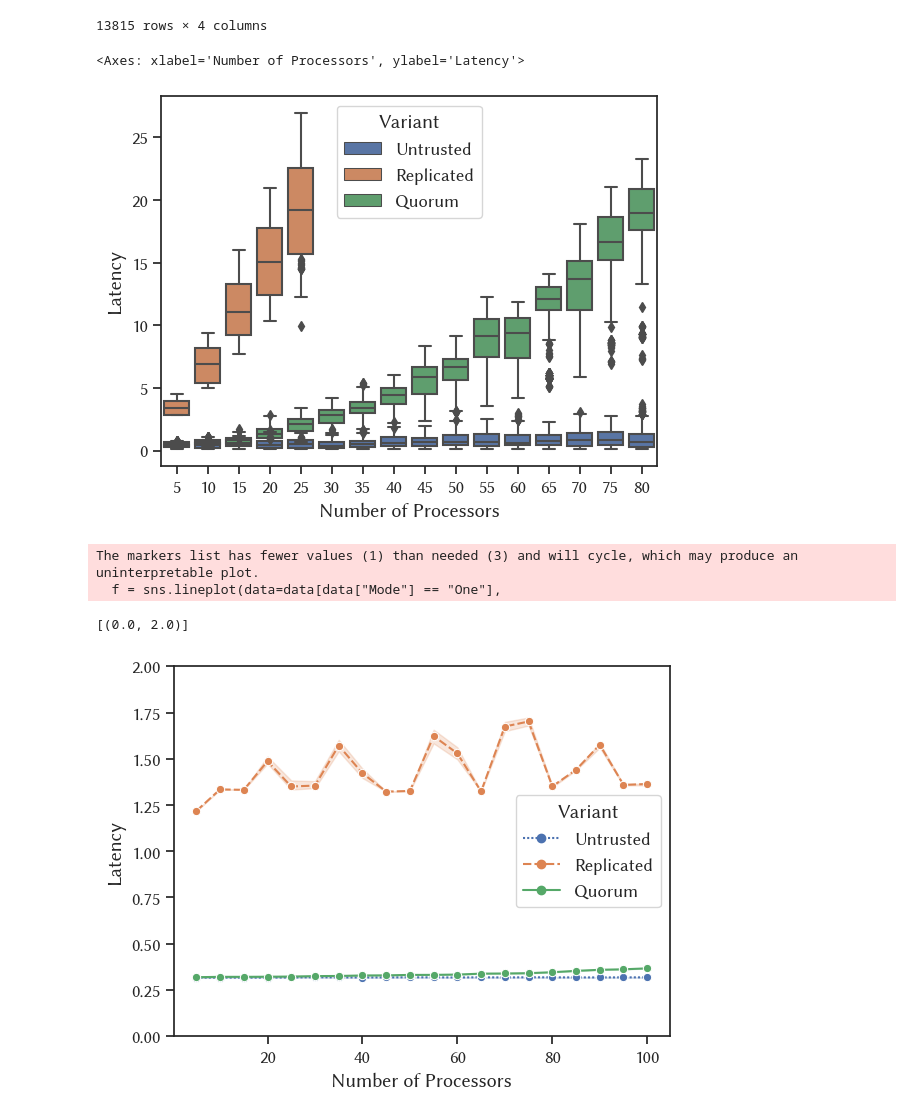
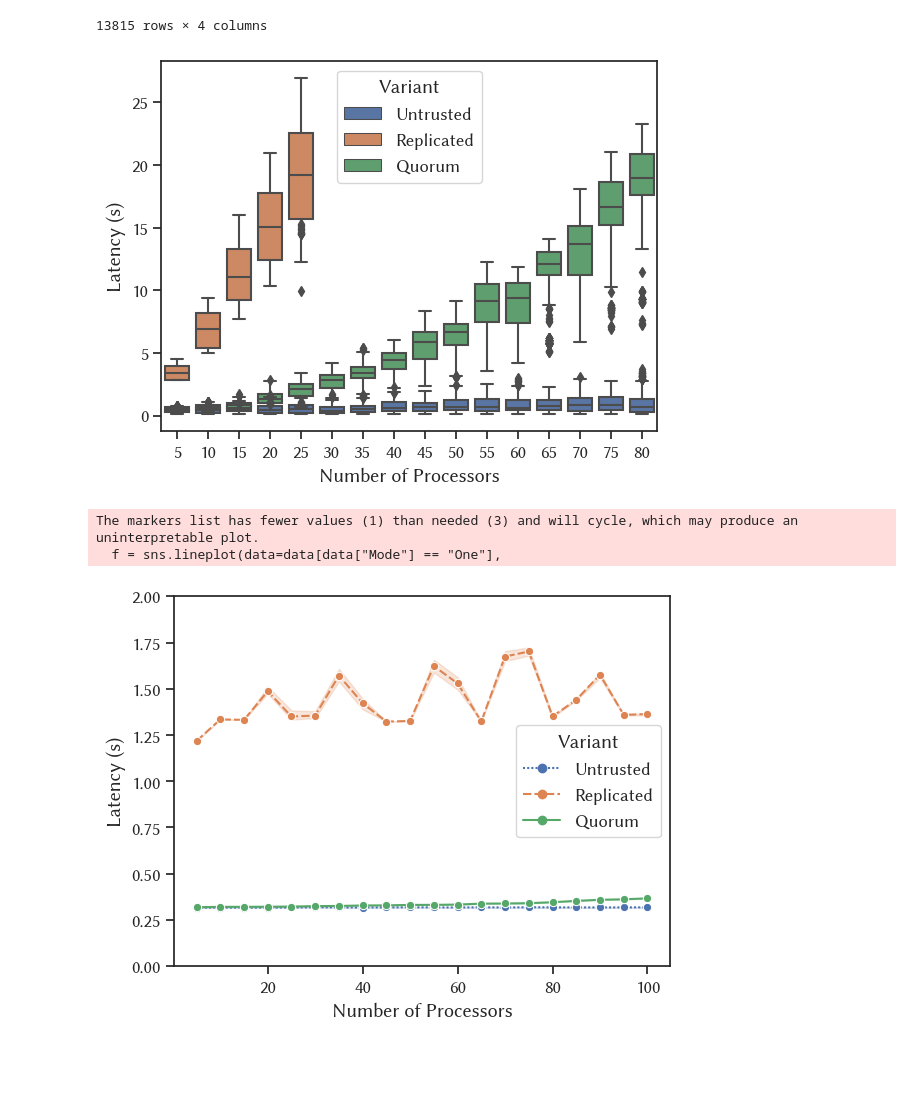
Before and after one commit to neatsys/neatworks, a Jupyter notebook: tools/boson-control/notebooks/mutex.ipynb, the cells around one changed output. Cells and saved outputs as stored; diff of their text form; code cells hidden in the pictures; blank space fills up the shorter version.

```diff
--- a/tools/boson-control/notebooks/mutex.ipynb
+++ b/tools/boson-control/notebooks/mutex.ipynb
@@ -29,20 +29,22 @@ data
 13815 rows × 4 columns
 # %%
 # plt.figure(figsize=(12, 3))
-sns.boxplot(data=data[data["Mode"] == "All"],
+f = sns.boxplot(data=data[data["Mode"] == "All"],
     x="Number of Processors", y="Latency", hue="Variant",
     hue_order=["Untrusted", "Replicated", "Quorum"], dodge=False)
+f.set(ylabel="Latency (s)")
+f.figure.savefig("mutex-all.pdf", bbox_inches='tight')
 # %% [output]
-<Axes: xlabel='Number of Processors', ylabel='Latency'>
-[figure, old version]
+[figure, new version]
 # %%
 f = sns.lineplot(data=data[data["Mode"] == "One"],
     x="Number of Processors", y="Latency", hue="Variant",
     hue_order=["Untrusted", "Replicated", "Quorum"],
     style="Variant", markers=["o"])
 f.set(ylim=(0, 2.0))
+f.set(ylabel="Latency (s)")
+f.figure.savefig("mutex-one.pdf", bbox_inches='tight')
 # %% [output]
 The markers list has fewer values (1) than needed (3) and will cycle, which may produce an uninterpretable plot.
   f = sns.lineplot(data=data[data["Mode"] == "One"],
-[(0.0, 2.0)]
-[figure, old version]
+[figure, new version]
```
Also changed, not shown: 32 other files.
